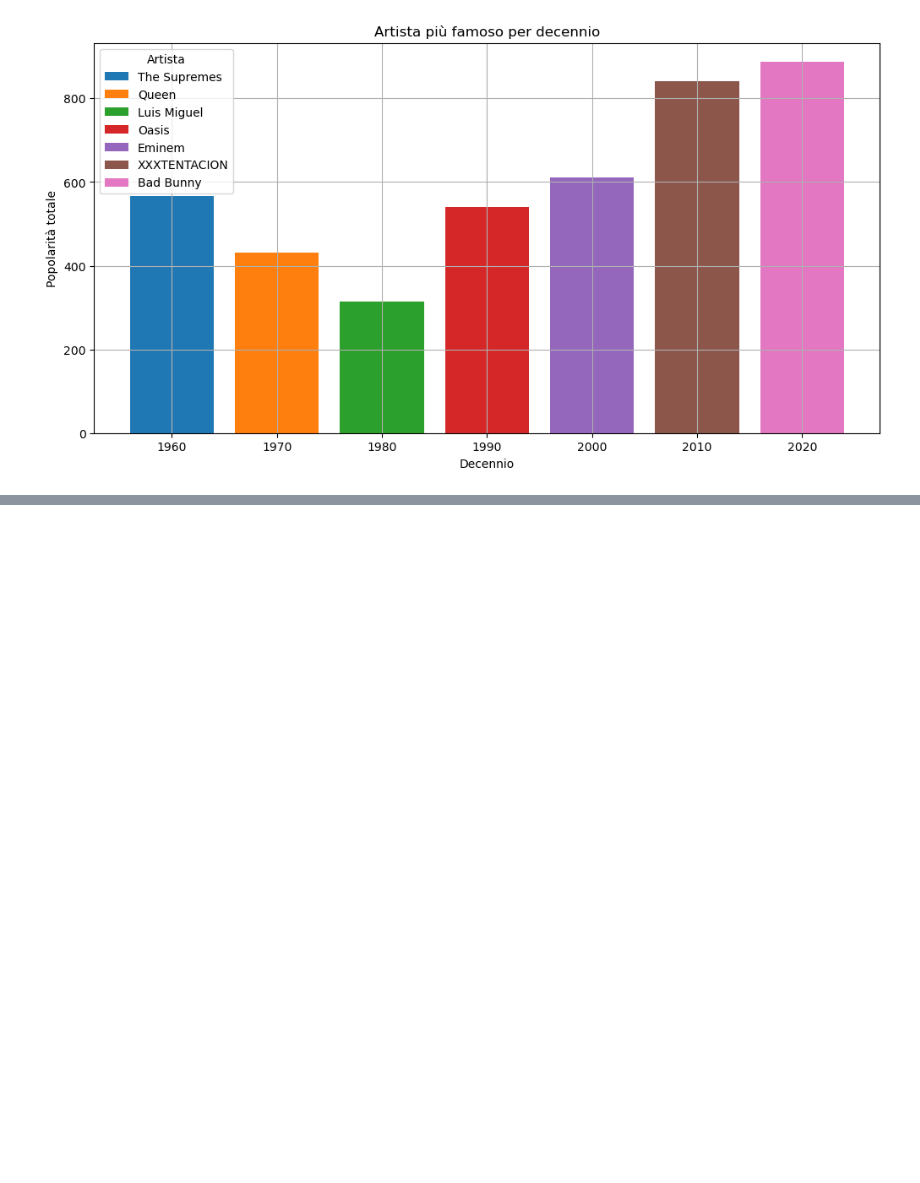
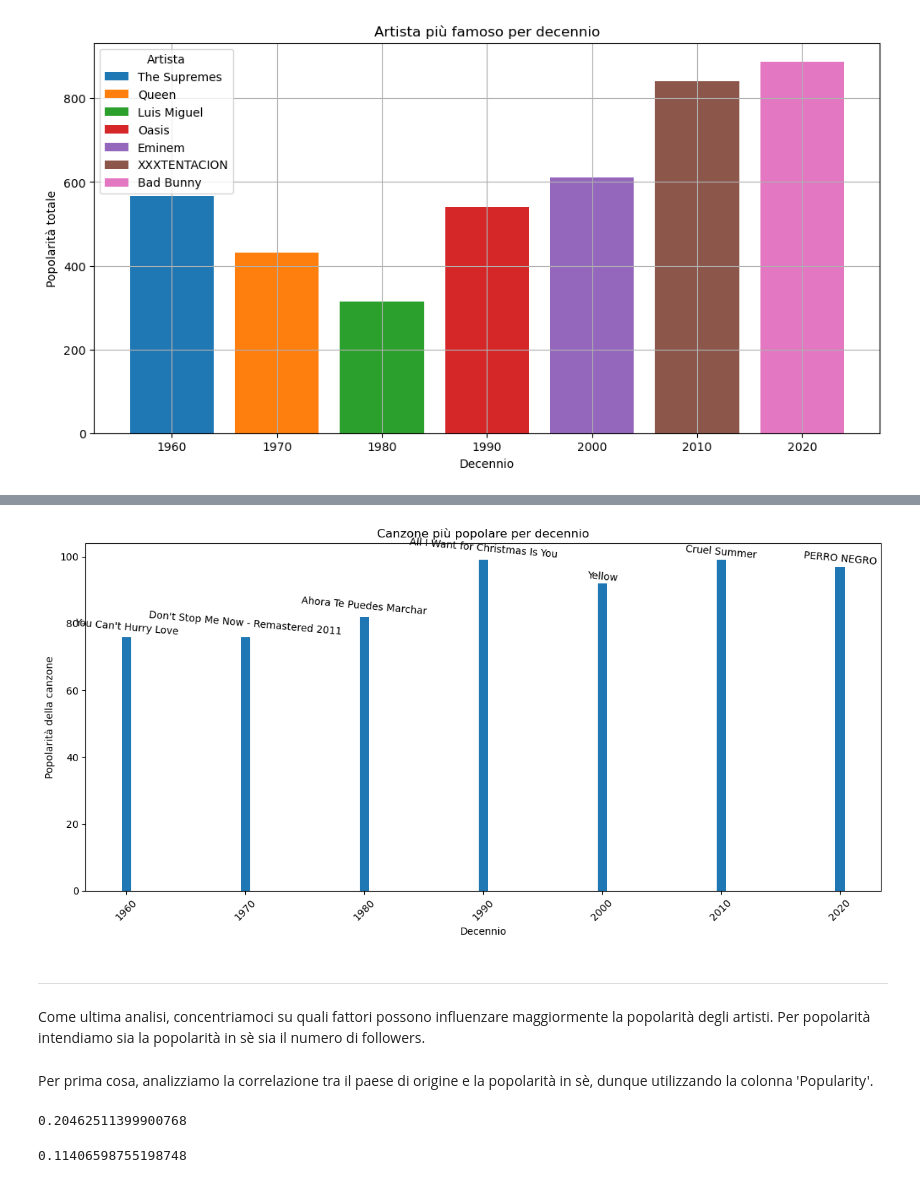
Before and after one commit to michelaminichini/Laboratorio-Big-Data-Progetto-2023, a Jupyter notebook: artists-top_songs.ipynb, the cells around one changed output, grey strips where cells are left out. Saved outputs shown, nothing was run; the diff lists cells and outputs as text; code cells hidden in the pictures; blank space fills up the shorter version.

```diff
--- a/artists-top_songs.ipynb
+++ b/artists-top_songs.ipynb
@@ -428,0 +431,8 @@ plt.show()
+# %%
+merged_df_unique['Decennio'] = (merged_df_unique['Release Date'].dt.year // 10) * 10
+canzone_decennio_popularity = merged_df_unique.groupby(['Decennio', 'Artist Name','Track Name', 'Track Id'])['Popularity_y'].sum().reset_index()
+
+most_popular_song_decennio = canzone_decennio_popularity.loc[canzone_decennio_popularity.groupby('Decennio')['Popularity_y'].idxmax()]
+
+print("Canzone più popolare per decennio:")
+print(most_popular_song_decennio[['Decennio','Track Name','Popularity_y', 'Artist Name','Track Id']])
@@ -428,0 +458,31 @@ plt.show()
+# %%
+plt.figure(figsize=(12,6))
+graph = plt.bar(most_popular_song_decennio['Decennio'], most_popular_song_decennio['Popularity_y'])
+plt.title('Canzone più popolare per decennio')
+plt.xlabel('Decennio')
+plt.ylabel('Popolarità della canzone')
+plt.xticks(rotation=45)
+
+for bar, song_title in zip(graph, most_popular_song_decennio['Track Name']):
+    plt.text(bar.get_x() + bar.get_width() / 2, bar.get_height(), song_title, ha='center', va='bottom', rotation=-5)
+
+plt.tight_layout()
+plt.show()
+# %% [output]
+[figure, added]
+# %% [markdown]
+-----------------------------------------------------------------------------------
+# %% [markdown]
+Come ultima analisi, concentriamoci su quali fattori possono influenzare maggiormente la popolarità degli artisti. Per popolarità intendiamo sia la popolarità in sè sia il numero di followers.
+# %% [markdown]
+Per prima cosa, analizziamo la correlazione tra il paese di origine e la popolarità in sè, dunque utilizzando la colonna 'Popularity'.
+# %%
+correlation_2 = artisti['Country'].astype('category').cat.codes.corr(artisti['Popularity'])
+correlation_2
+# %% [output]
+0.20462511399900768
+# %%
+correlation_2 = artisti['Country'].astype('category').cat.codes.corr(artisti['Followers'])
+correlation_2
+# %% [output]
+0.11406598755198748
```
Also changed, not shown: parts of 9 cells of this notebook, 1 other file.
